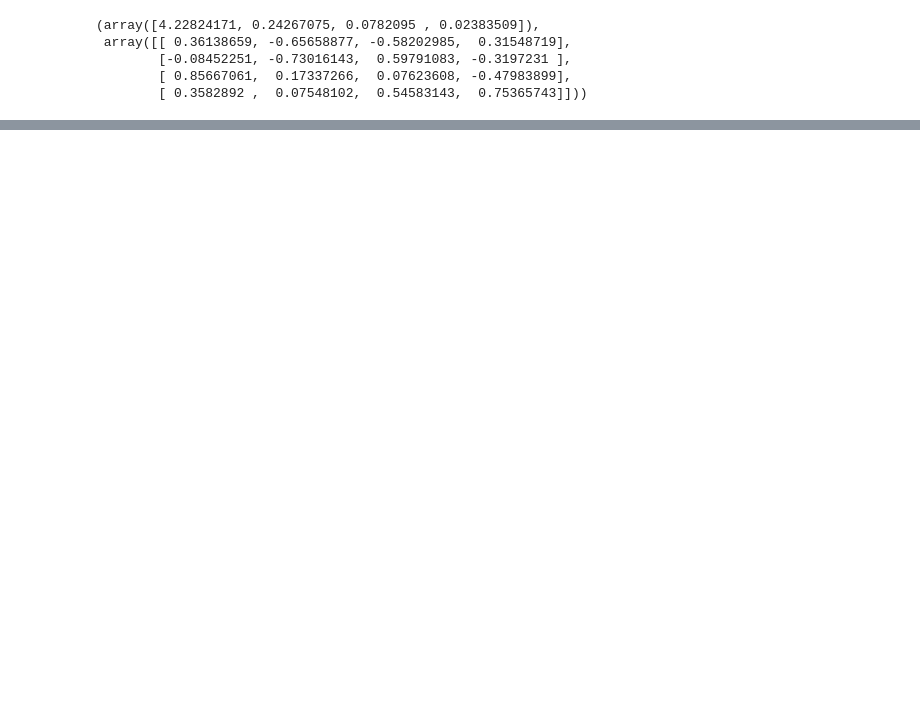
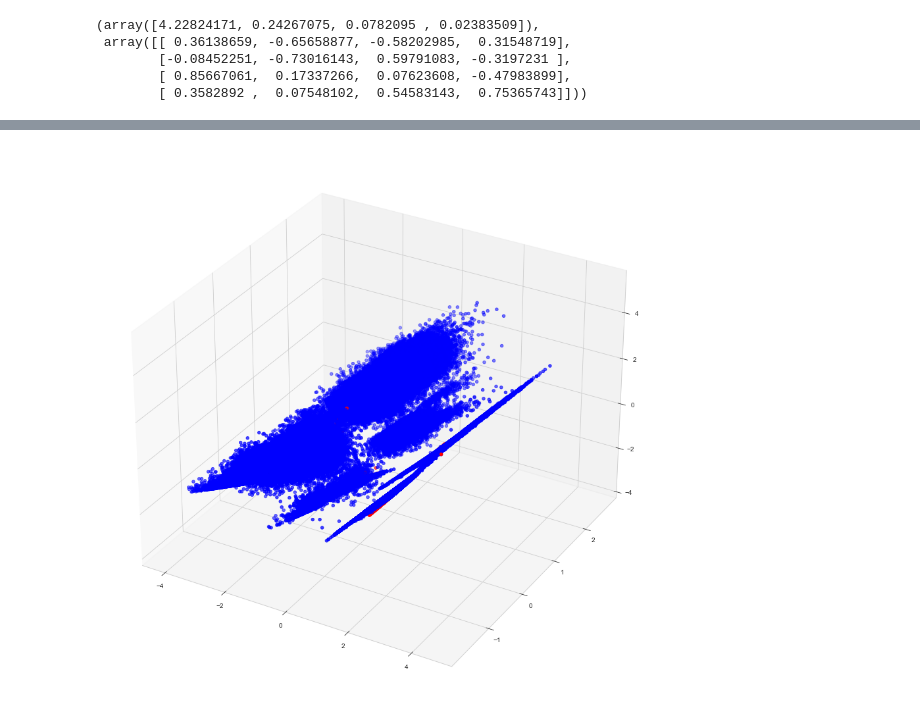
Before and after one commit to gurher/TIL, a Jupyter notebook: ML/Chapter 06_02.ipynb, the cells around one changed output, grey strips where cells are left out. Cells and saved outputs as stored; diff of their text form; code cells hidden in the pictures; blank space fills up the shorter version.

```diff
--- a/ML/Chapter 06_02.ipynb
+++ b/ML/Chapter 06_02.ipynb
@@ -234,0 +345,15 @@ temp['y'] = irisdf['sepal_length']
+# %%
+fraud_color = credit_df['isFraud'].map({'Normal':'b', 'Fraud':'r'}).values.tolist()
+m = credit_df['isFraud'].map({'Normal':'o', 'Fraud':'^'}).values.tolist()
+
+
+# fig, ax = plt.subplots()
+# ax.scatter(x=credit_df["PC1"], y=credit_df["PC2"], color=fraud)
+# %%
+fig = plt.figure(figsize=(15,20))
+ax = fig.add_subplot(projection='3d')
+
+ax.scatter(credit_df["PC1"], credit_df["PC2"], credit_df["PC3"], color=fraud_color)
+plt.show()
+# %% [output]
+[figure, added]
```
Also changed, not shown: parts of 13 cells of this notebook, 22 other files.
